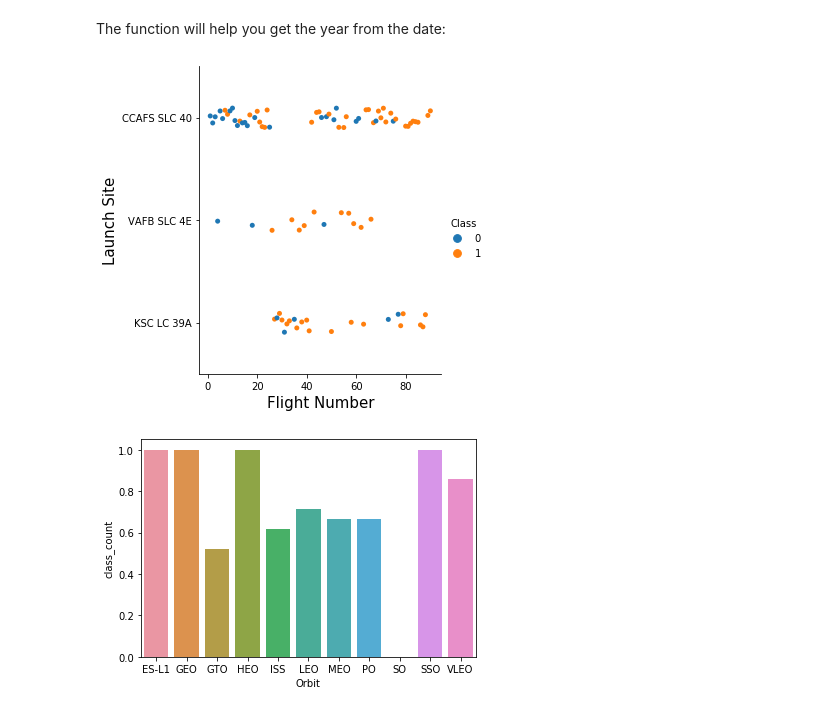
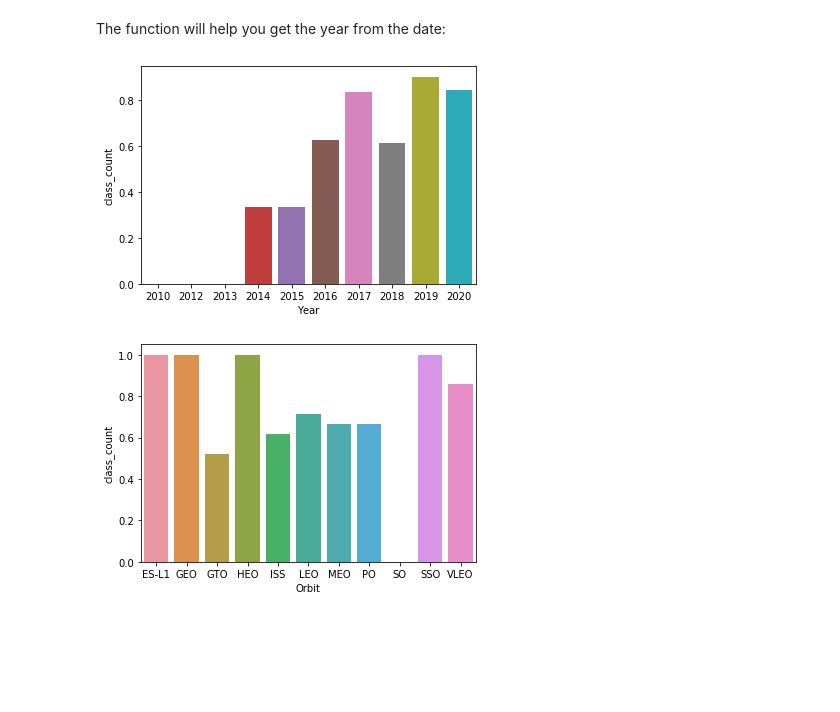
Before and after one commit to jianhuiyu/IBM_DS_capstone, a Jupyter notebook: 5 jupyter-labs-eda-dataviz.ipynb, the cells around one changed output. Drawn from its saved outputs; the diff is of its cells as text; code cells hidden in the pictures; blank space fills up the shorter version.

```diff
--- a/5 jupyter-labs-eda-dataviz.ipynb
+++ b/5 jupyter-labs-eda-dataviz.ipynb
@@ -164,20 +164,17 @@ The function will help you get the year from the date:
 # %%
 # A function to Extract years from the date
 year=[]
 def Extract_year(date):
     for i in df["Date"]:
         year.append(i.split("-")[0])
     return year
 
-sns.catplot(y="LaunchSite",x="FlightNumber",hue="Class", data=df, aspect = 1)
+year_df = df.groupby(by="Year").agg(class_count= ('Class', 'mean'))
 
-plt.ylabel("Launch Site",fontsize=15)
-
-plt.xlabel("Flight Number",fontsize=15)
-
+sns.barplot(data=year_df, x=year_df.index, y='class_count')
 plt.show()
 # %% [output]
-[figure, old version]
+[figure, new version]
 # %%
 # Plot a line chart with x axis to be the extracted year and y axis to be the success rate
 df['Year'] = df['Date'].apply(lambda x: x.split("-")[0])
```
